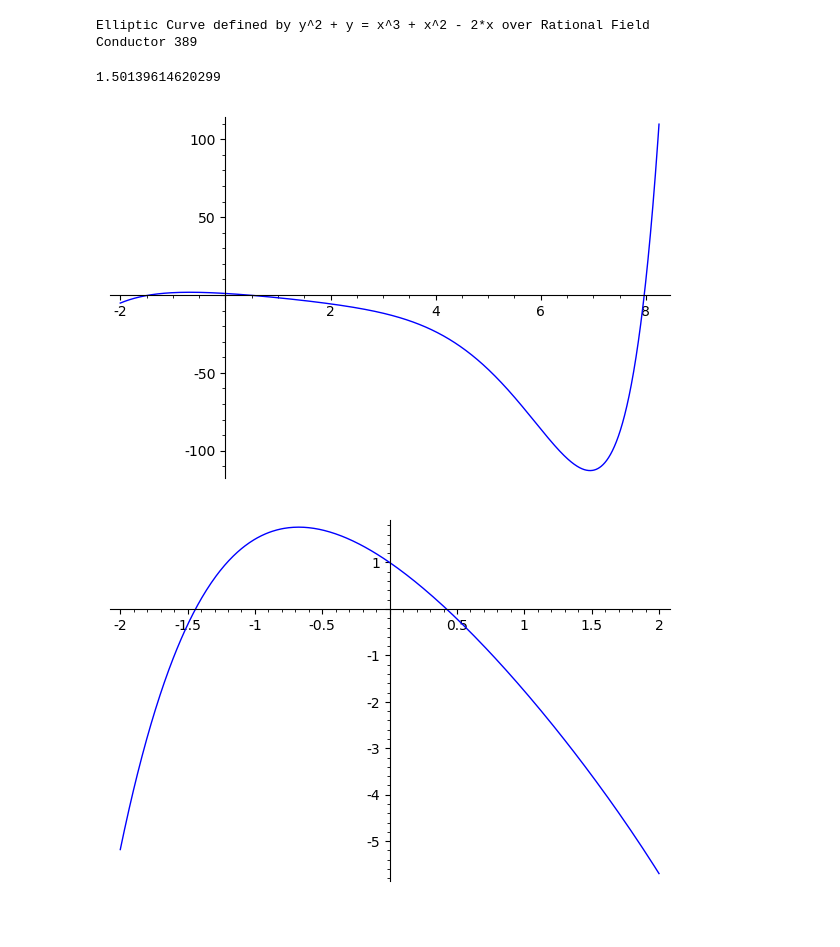
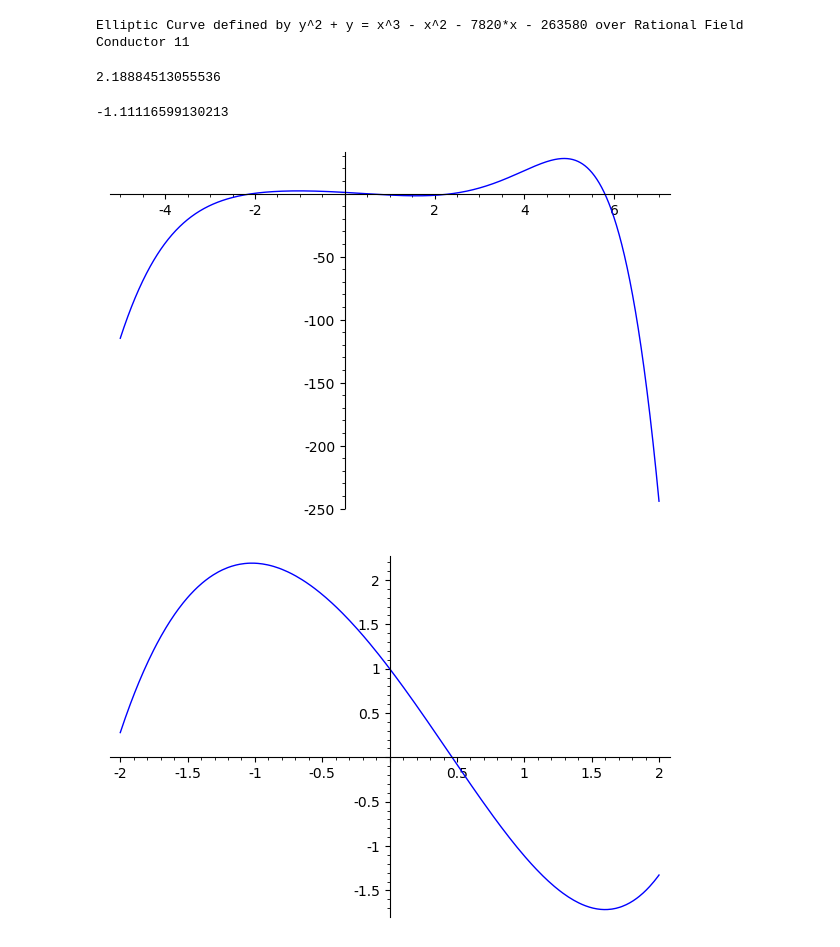
Before and after one commit to NordicMath/explore-global-weil, a Jupyter notebook: computation/ME function.ipynb, the cells around one changed output. Saved outputs shown, nothing was run; the diff lists cells and outputs as text; code cells hidden in the pictures.

```diff
--- a/computation/ME function.ipynb
+++ b/computation/ME function.ipynb
@@ -1,11 +1,11 @@
 # %%
-E = EllipticCurve("389.a1")
+E = EllipticCurve("11.a1")
 print(E)
 N = E.conductor()
 print("Conductor", N)
 # %% [output]
-Elliptic Curve defined by y^2 + y = x^3 + x^2 - 2*x over Rational Field
-Conductor 389
+Elliptic Curve defined by y^2 + y = x^3 - x^2 - 7820*x - 263580 over Rational Field
+Conductor 11
 # %%
 anlist = E.anlist(2001)[1:]
 # %%
@@ -15,13 +15,17 @@ med = lambda z: sum(an * z^(n)/factorial(n) for n, an in enumerate(anlist[1:]))
 # %%
 me(RR(-1))
 # %% [output]
-1.50139614620299
+2.18884513055536
+# %%
+me(RR(1))
+# %% [output]
+-1.11116599130213
 # %%
-plot(lambda z: me(RR(z)), -2, 8.25)
+plot(lambda z: me(RR(z)), -5, 7)
 # %% [output]
-[figure, old version]
+[figure, new version]
 # %%
 plot(lambda z: me(RR(z)), -2, 2)
 # %% [output]
-[figure, old version]
+[figure, new version]
 # %%
```
Also changed, not shown: parts of 18 cells of this notebook, 3 other files.
